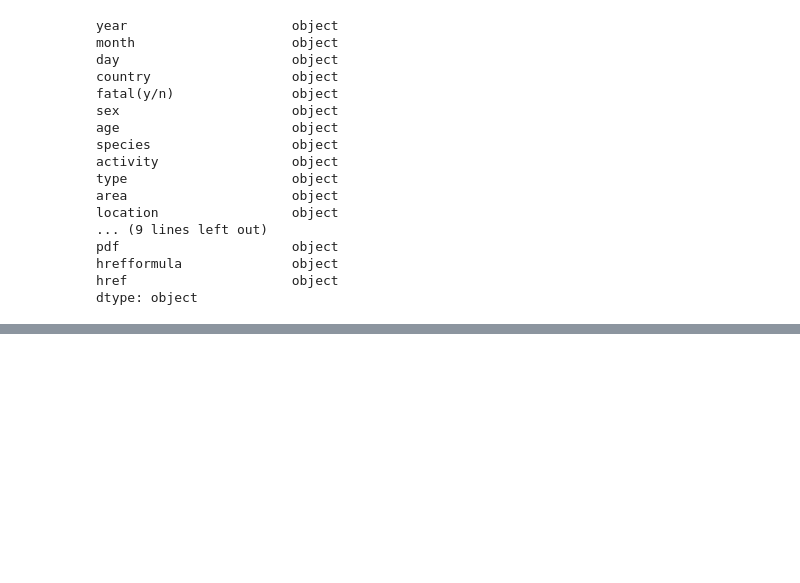
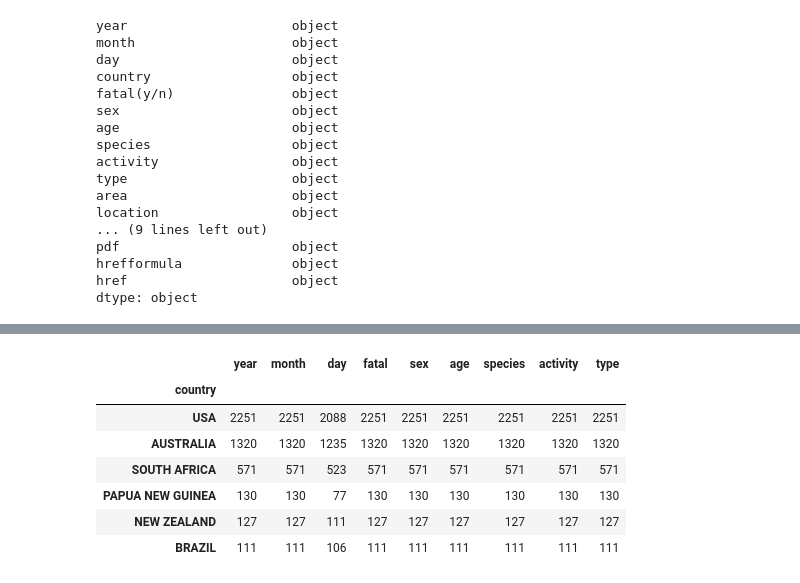
Before and after one commit to Barge7/SHARK, a Jupyter notebook: your_code.ipynb, the cells around one changed output, grey strips where cells are left out. Cells and saved outputs as stored; diff of their text form; code cells hidden in the pictures; blank space fills up the shorter version.

```diff
--- a/your_code.ipynb
+++ b/your_code.ipynb
@@ -1066,6 +851,0 @@ Series([], dtype: int64)
-# %%
-lista=[]
-for e in data.day:
-    e= round(e)
-    lista.append(e)
-data['day']= lista
@@ -1166,0 +1103,11 @@ nancols[nancols>0]
+# %%
+data2.groupby('country').count().sort_values('month',ascending = False).head(6)
+# %% [output]
+|  | year | month | day | fatal | sex | age | species | activity | type |
+| country |  |  |  |  |  |  |  |  |  |
+| USA | 2251 | 2251 | 2088 | 2251 | 2251 | 2251 | 2251 | 2251 | 2251 |
+| AUSTRALIA | 1320 | 1320 | 1235 | 1320 | 1320 | 1320 | 1320 | 1320 | 1320 |
+| SOUTH AFRICA | 571 | 571 | 523 | 571 | 571 | 571 | 571 | 571 | 571 |
+| PAPUA NEW GUINEA | 130 | 130 | 77 | 130 | 130 | 130 | 130 | 130 | 130 |
+| NEW ZEALAND | 127 | 127 | 111 | 127 | 127 | 127 | 127 | 127 | 127 |
+| BRAZIL | 111 | 111 | 106 | 111 | 111 | 111 | 111 | 111 | 111 |
```
Also changed, not shown: parts of 77 cells of this notebook.
